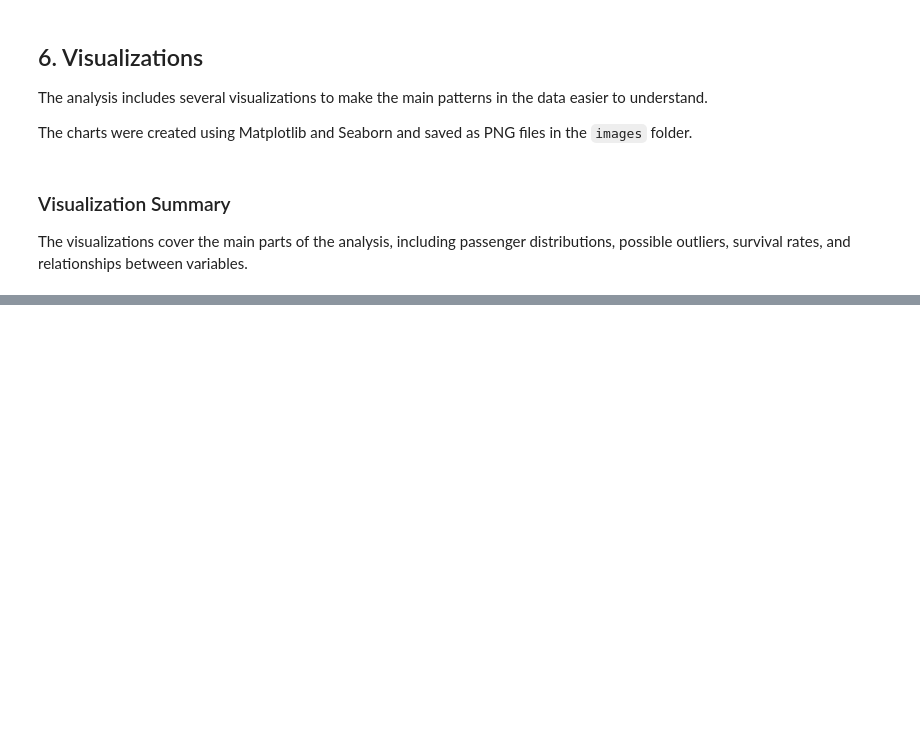
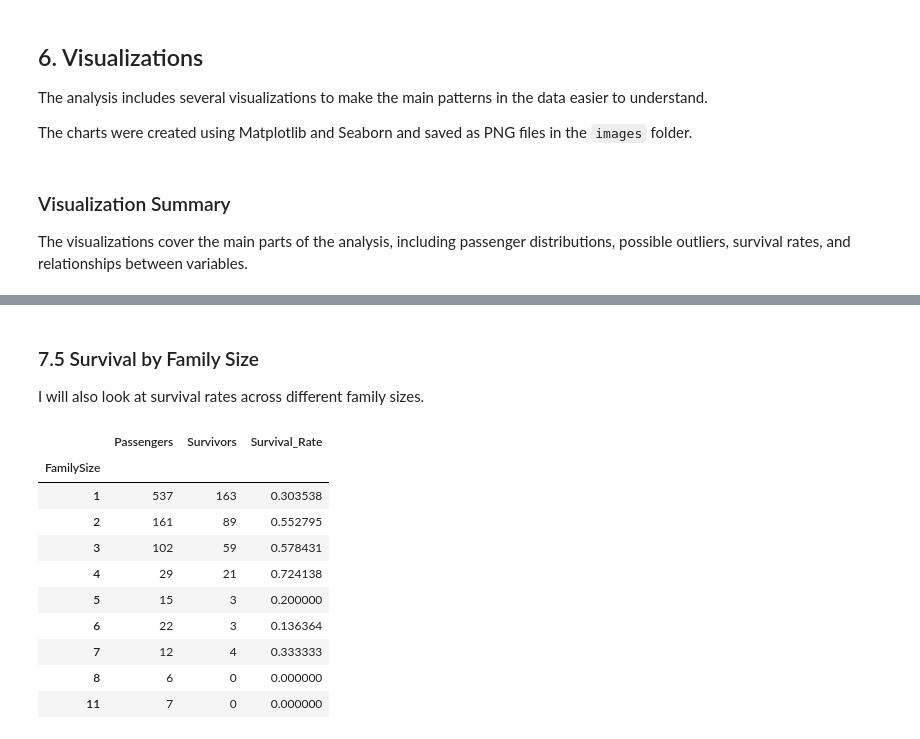
Before and after one commit to francisparwez/titanic-survival-analysis, a Jupyter notebook: Titanic_EDA.ipynb, the cells around one changed output, grey strips where cells are left out. Saved outputs shown, nothing was run; the diff lists cells and outputs as text; code cells hidden in the pictures; blank space fills up the shorter version.

```diff
--- a/Titanic_EDA.ipynb
+++ b/Titanic_EDA.ipynb
@@ -790,0 +859,23 @@ The visualizations cover the main parts of the analysis, including passenger dis
+# %% [markdown]
+### 7.5 Survival by Family Size
+
+I will also look at survival rates across different family sizes.
+# %%
+survival_family_stats = df.groupby("FamilySize").agg(
+    Passengers=("Survived", "count"),
+    Survivors=("Survived", "sum"),
+    Survival_Rate=("Survived", "mean")
+)
+survival_family_stats
+# %% [output]
+|  | Passengers | Survivors | Survival_Rate |
+| FamilySize |  |  |  |
+| 1 | 537 | 163 | 0.303538 |
+| 2 | 161 | 89 | 0.552795 |
+| 3 | 102 | 59 | 0.578431 |
+| 4 | 29 | 21 | 0.724138 |
+| 5 | 15 | 3 | 0.200000 |
+| 6 | 22 | 3 | 0.136364 |
+| 7 | 12 | 4 | 0.333333 |
+| 8 | 6 | 0 | 0.000000 |
+| 11 | 7 | 0 | 0.000000 |
```
Also changed, not shown: parts of 15 cells of this notebook, 1 other file.
